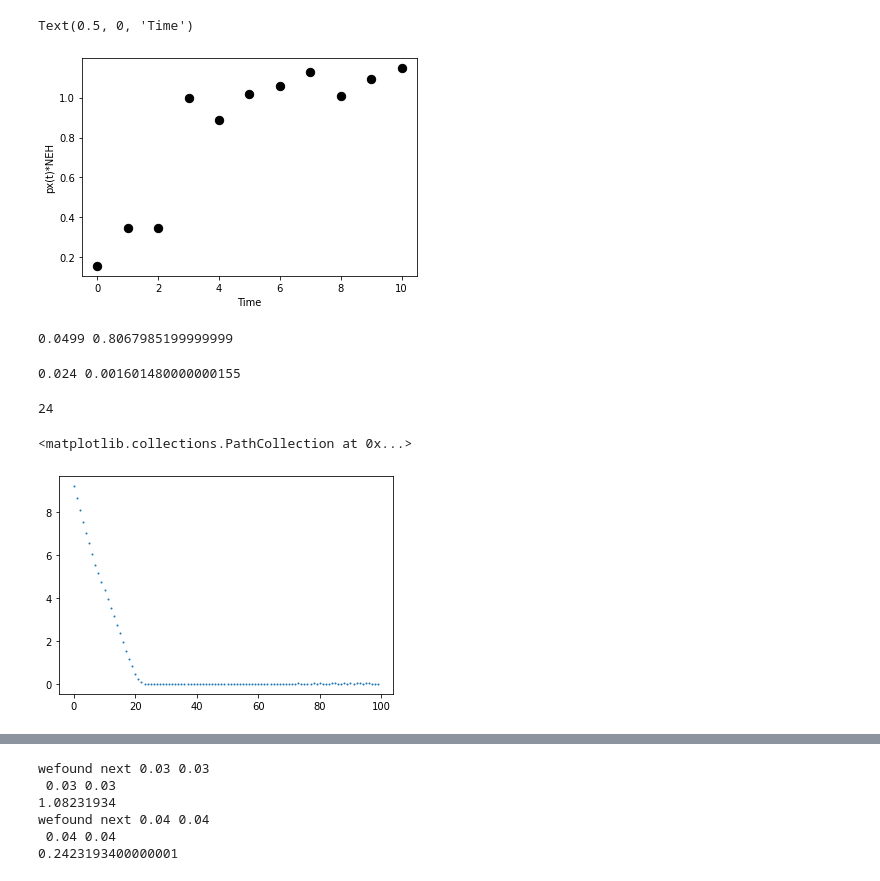
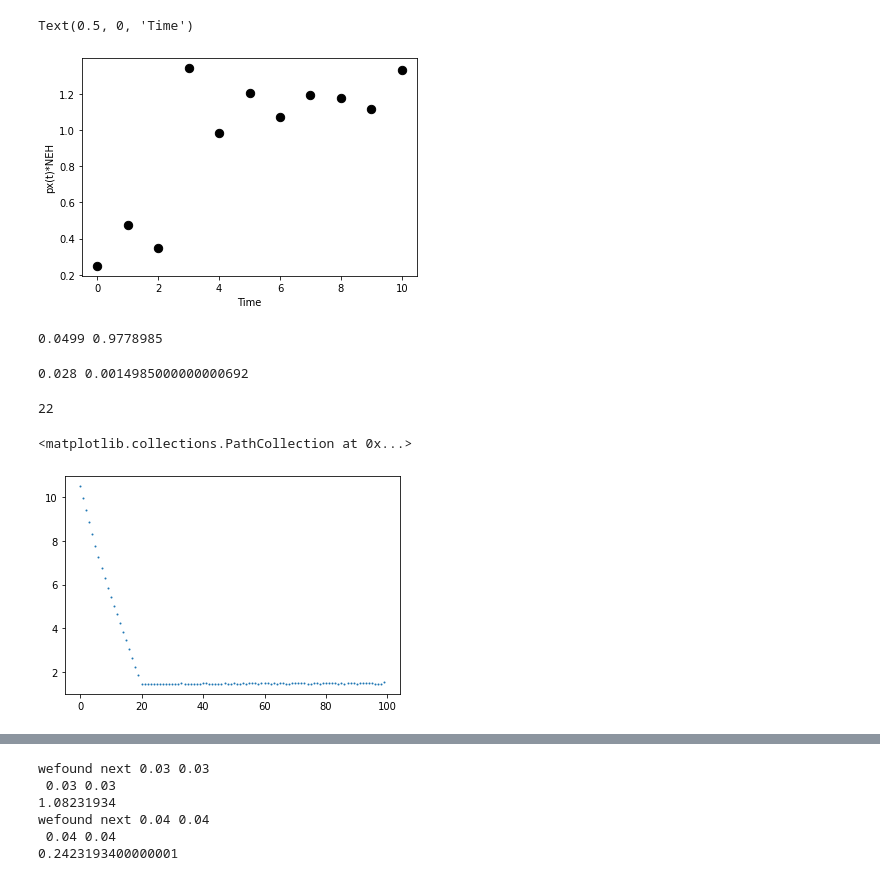
Before and after one commit to henockmamo54/neh_pxt_exp, a Jupyter notebook: Untitled.ipynb, the cells around one changed output, grey strips where cells are left out. Drawn from its saved outputs; the diff is of its cells as text; code cells hidden in the pictures.

```diff
--- a/Untitled.ipynb
+++ b/Untitled.ipynb
@@ -5,18 +5,21 @@ import math
 # %%
 # const=[0.21, 0.631799766, 0.613599882, 1.6170085799999998, 1.57499775, 1.66530585, 1.7465094499999998, 1.89621026, 1.6830088399999998, 1.81670962, 1.78560972]
 # const=[0.21, 0.631799766, 0.613599882, 1.6170085799999998, 1.57499775, 1.66530585, 1.7465094499999998, 1.89621026, 1.6830088399999998, 1.81670962, 1.78560972]
 # const=[0.16119999999999998, 0.39590000000000003, 0.413400106, 0.92340475, 0.978005, 0.968005, 1.0846057199999999, 1.18320624, 1.06040528, 1.1270059799999999, 1.09780594]
 # const=[0.225, 0.695999652, 0.725899643, 1.44710783, 1.42680754, 1.4970081, 1.54690837, 1.6830088399999998, 1.64010891, 1.54380837, 1.6830088399999998]
 # const=[0.09, 0.2886, 0.31980000000000003, 0.84239928, 0.7410039, 0.75999924, 0.84490459, 0.9323992600000001, 0.82790425, 0.88920468, 0.9139045600000001]
 # const=[0.249, 0.474999905, 0.3456, 1.3424985, 0.98249925, 1.2074985, 1.0724985, 1.1924985000000001, 1.1774985, 1.1174985, 1.3349985]
-const=[0.156, 0.3465, 0.3465, 0.9960054, 0.887399286, 1.01850525, 1.0582052800000001, 1.1270059799999999, 1.0063985199999999, 1.09560594, 1.1474985]
+# const=[0.156, 0.3465, 0.3465, 0.9960054, 0.887399286, 1.01850525, 1.0582052800000001, 1.1270059799999999, 1.0063985199999999, 1.09560594, 1.1474985]
+
+const=[0.249, 0.474999905, 0.3456, 1.3424985, 0.98249925, 1.2074985, 1.0724985, 1.1924985000000001, 1.1774985, 1.1174985, 1.3349985]
+
 
 plt.scatter(range(11),const,c='k',s=70)
 plt.ylabel("px(t)*NEH")
 plt.xlabel("Time")
 # %% [output]
 Text(0.5, 0, 'Time')
-[figure, old version]
+[figure, new version]
 # %%
 
 # plt.plot(range(11),[math.exp(x)-1 for x in const])
@@ -31,14 +34,14 @@ pxt=[(x/10000) for x in list(range(1,500,1))]
 diff=[abs(const[8]-neh*x) for x in pxt]
 print(pxt[diff.index(min(diff))], min(diff))
 # %% [output]
-0.0499 0.8067985199999999
+0.0499 0.9778985
 # %%
 neh=42
 pxt=[(x/10000) for x in list(range(1,500,1))]
 diff=[abs(const[8]-neh*x) for x in pxt]
 print(pxt[diff.index(min(diff))], min(diff))
 # %% [output]
-0.024 0.001601480000000155
+0.028 0.0014985000000000692
 # %%
 res=[]
 for neh in range(100):
@@ -53,6 +56,6 @@ for neh in range(100):
 print(res.index(min(res))+1)
 plt.scatter(range(100),res,s=1)
 # %% [output]
-24
+22
 <matplotlib.collections.PathCollection at 0x...>
-[figure, old version]
+[figure, new version]
```
Also changed, not shown: parts of 13 cells of this notebook, 3 other files.
